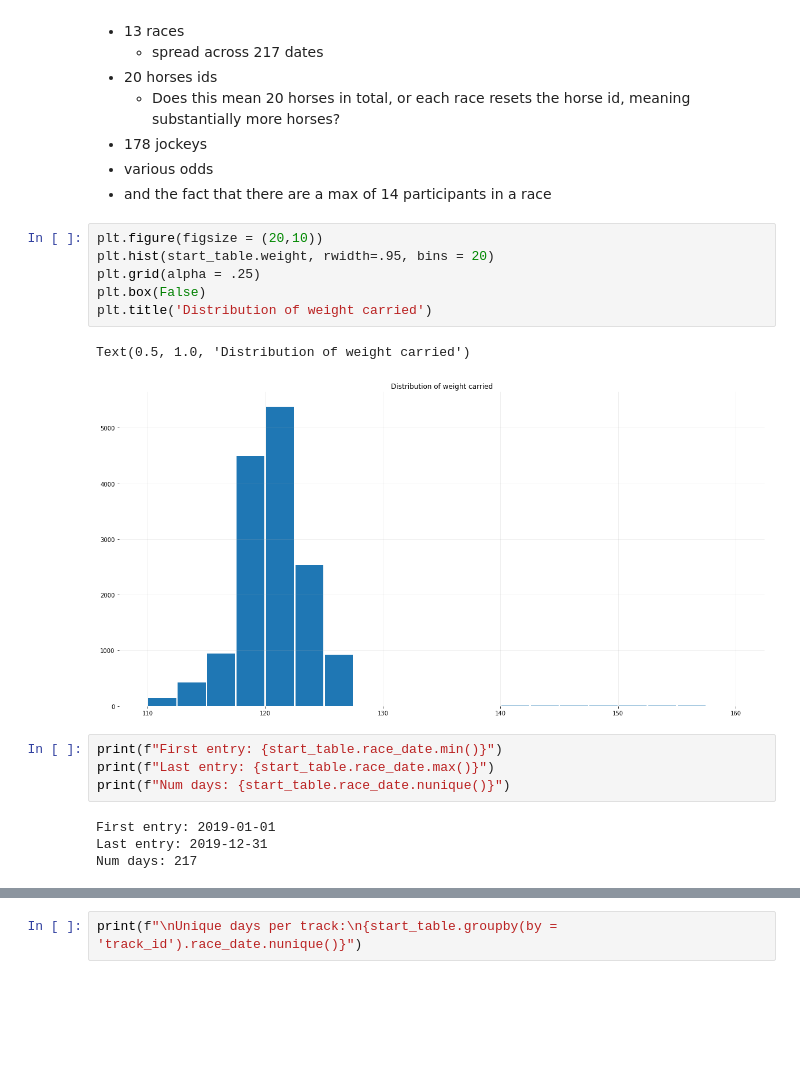
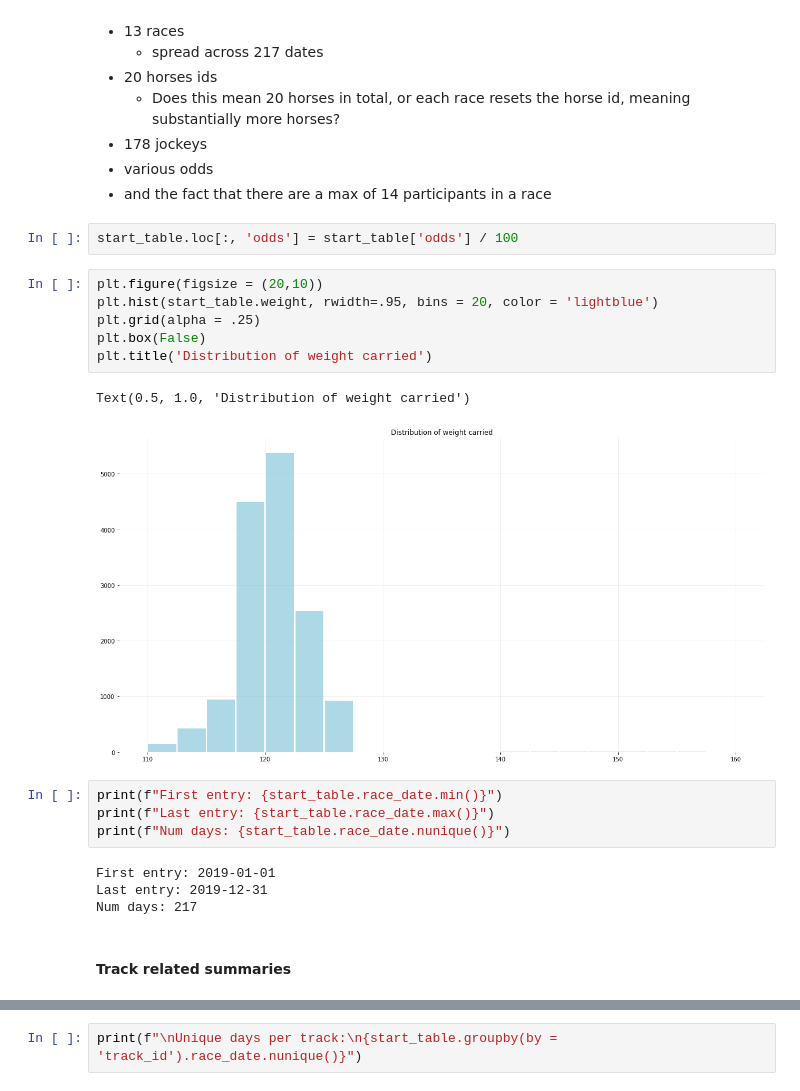
Before and after one commit to tripnv/derby-kaggle, a Jupyter notebook: eda.ipynb, the cells around one changed output, grey strips where cells are left out. Cells and saved outputs as stored; diff of their text form; blank space fills up the shorter version.

Commit message:
horse related stats - initial

```diff
--- a/eda.ipynb
+++ b/eda.ipynb
@@ -101,15 +100,17 @@ So, now we now, that this dataset inculdes:
 - 178 jockeys
 - various odds
 - and the fact that there are a max of 14 participants in a race
+# %%
+start_table.loc[:, 'odds'] = start_table['odds'] / 100
 # %%
 plt.figure(figsize = (20,10))
-plt.hist(start_table.weight, rwidth=.95, bins = 20)
+plt.hist(start_table.weight, rwidth=.95, bins = 20, color = 'lightblue')
 plt.grid(alpha = .25)
 plt.box(False)
 plt.title('Distribution of weight carried')
 # %% [output]
 Text(0.5, 1.0, 'Distribution of weight carried')
-[figure, old version]
+[figure, new version]
 # %%
 print(f"First entry: {start_table.race_date.min()}")
 print(f"Last entry: {start_table.race_date.max()}")
@@ -118,6 +119,8 @@ print(f"Num days: {start_table.race_date.nunique()}")
 First entry: 2019-01-01
 Last entry: 2019-12-31
 Num days: 217
+# %% [markdown]
+#### Track related summaries
 # %%
 print(f"\nRuns (horse + jockey) per track:\n{start_table.groupby(by =  'track_id').race_date.count()}")
 # %% [output]
```
Also changed, not shown: parts of 9 cells of this notebook.
